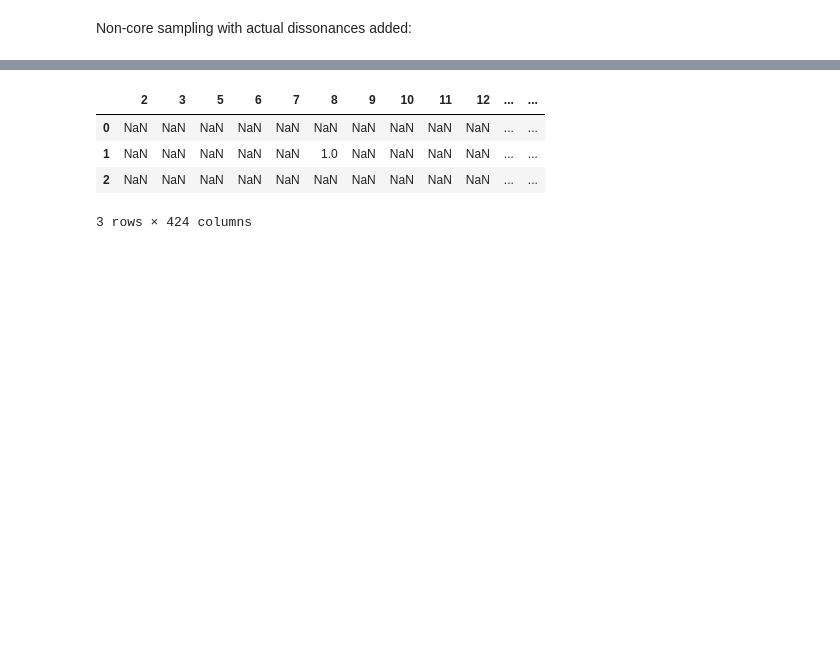
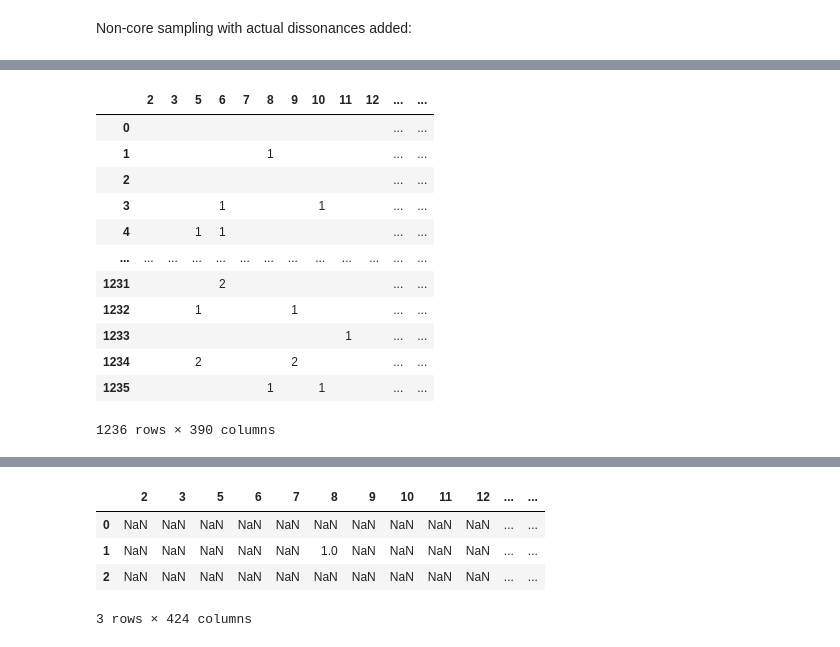
Before and after one commit to zeroknowledgediscovery/truthnet, a Jupyter notebook: notebooks/generic-data.ipynb, the cells around one changed output, grey strips where cells are left out. Drawn from its saved outputs; the diff is of its cells as text; code cells hidden in the pictures; blank space fills up the shorter version.

```diff
--- a/notebooks/generic-data.ipynb
+++ b/notebooks/generic-data.ipynb
@@ -910,4 +1153,20 @@ diss_models = [full_model, neg_model, pos_model]
 ds = tng["data"].head(3)
+# %%
+tng["data"]
+# %% [output]
+|  | 2 | 3 | 5 | 6 | 7 | 8 | 9 | 10 | 11 | 12 | ... | ... |
+| 0 |  |  |  |  |  |  |  |  |  |  | ... | ... |
+| 1 |  |  |  |  |  | 1 |  |  |  |  | ... | ... |
+| 2 |  |  |  |  |  |  |  |  |  |  | ... | ... |
+| 3 |  |  |  | 1 |  |  |  | 1 |  |  | ... | ... |
+| 4 |  |  | 1 | 1 |  |  |  |  |  |  | ... | ... |
+| ... | ... | ... | ... | ... | ... | ... | ... | ... | ... | ... | ... | ... |
+| 1231 |  |  |  | 2 |  |  |  |  |  |  | ... | ... |
+| 1232 |  |  | 1 |  |  |  | 1 |  |  |  | ... | ... |
+| 1233 |  |  |  |  |  |  |  |  | 1 |  | ... | ... |
+| 1234 |  |  | 2 |  |  |  | 2 |  |  |  | ... | ... |
+| 1235 |  |  |  |  |  | 1 |  | 1 |  |  | ... | ... |
+1236 rows × 390 columns
 # %%
 ds.head(3)
 # %% [output]
```
Also changed, not shown: parts of 16 cells of this notebook.
